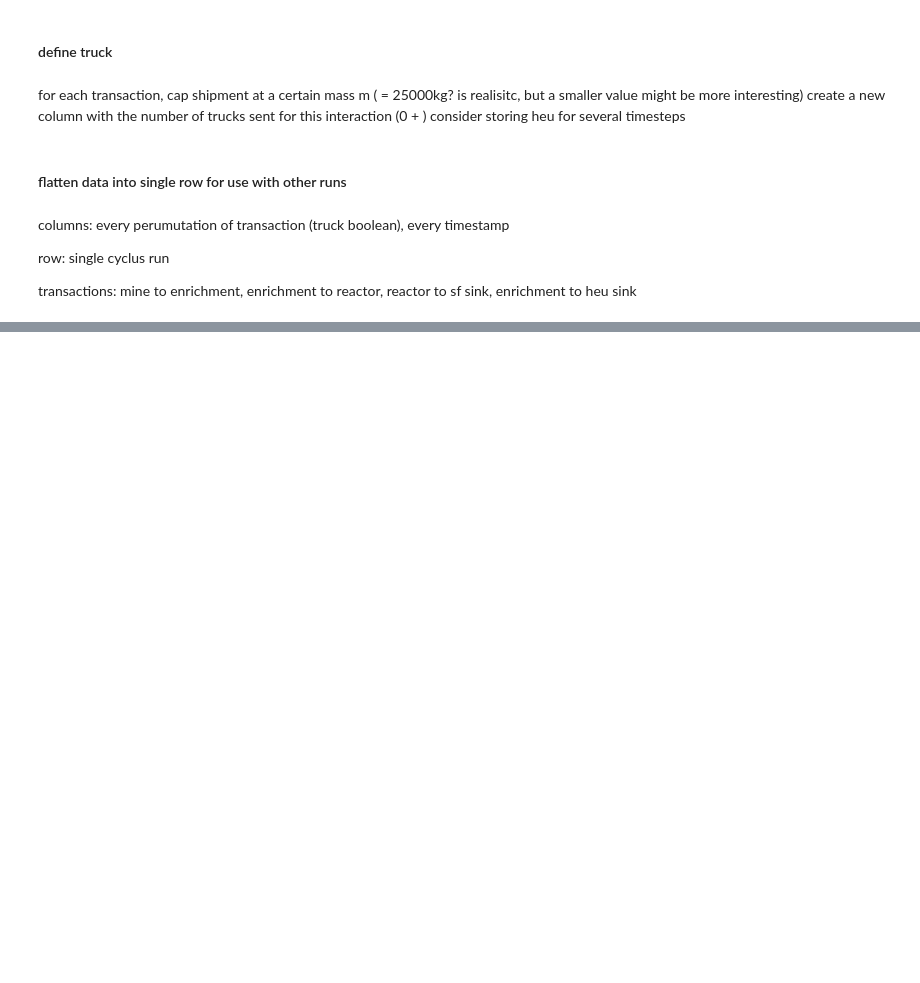
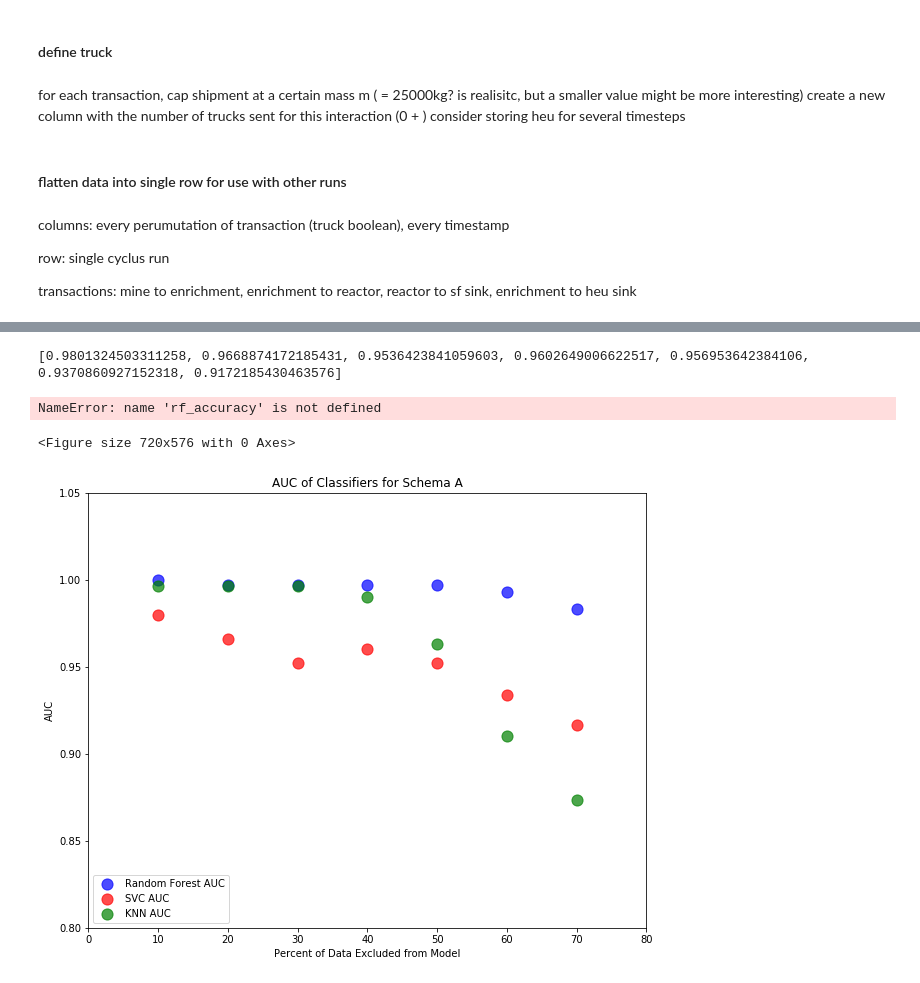
Before and after one commit to a-co/diversion_models, a Jupyter notebook: new_data_gen.ipynb, the cells around one changed output, grey strips where cells are left out. Cells and saved outputs as stored; diff of their text form; code cells hidden in the pictures; blank space fills up the shorter version.

Commit message:
additonal data analysis

```diff
--- a/new_data_gen.ipynb
+++ b/new_data_gen.ipynb
@@ -322,0 +467,8 @@ Length: 720, dtype: float64
+# %%
+knn = neighbors.KNeighborsClassifier(3, weights = 'uniform')
+model = knn.fit(sn_trucks_train, diversion_train)
+print(model.score(sn_trucks_train, diversion_train))
+
+knnhat = model.predict(sn_trucks_test)
+print("KNN test accuracy:", metrics.accuracy_score(diversion_test, knnhat))
+print("KNN auc:", metrics.roc_auc_score(diversion_test, knnhat))
@@ -322,0 +479,17 @@ Length: 720, dtype: float64
+# %%
+rf_accuracy = []
+rf_auc = []
+for trucks_train, trucks_test, diversion_train, diversion_test in train_test:
+    rf = RandomForestClassifier(n_estimators=100)
+    rf.fit(trucks_train, diversion_train)
+
+    rfy_pred = rf.predict(trucks_test)
+    rf_accuracy.append(metrics.accuracy_score(diversion_test, rfy_pred))
+    rf_auc.append(metrics.roc_auc_score(diversion_test, rfy_pred))
+    print("Random forest accuracy:",metrics.accuracy_score(diversion_test, rfy_pred))
+    print("Random forest auc:",metrics.roc_auc_score(diversion_test, rfy_pred))
+    print("Random forest confusion matrix:", metrics.confusion_matrix(diversion_test, rfy_pred))
+    print()
+
+print(rf_accuracy)
+print(rf_auc)
@@ -322,0 +596,53 @@ Length: 720, dtype: float64
+# %%
+#for anna's model:
+
+print(svc_accuracy)
+# %% [output]
+[0.9801324503311258, 0.9668874172185431, 0.9536423841059603, 0.9602649006622517, 0.956953642384106, 0.9370860927152318, 0.9172185430463576]
+# %%
+%matplotlib inline
+import matplotlib.pyplot as plt
+
+plt.figure(figsize=(10,8))
+
+#percent of data missing from the set on x axis, accuracy on y axis
+plt.scatter([10, 20, 30, 40, 50, 60, 70], rf_accuracy, marker='o', color='b', alpha=0.7,
+            s = 124, label='Random Forest Classifier')
+
+plt.scatter([10, 20, 30, 40, 50, 60, 70], svc_accuracy, marker='o', color='r', alpha=0.7,
+            s = 124, label='Support Vector Classifier')
+
+plt.scatter([10, 20, 30, 40, 50, 60, 70], knn_accuracy, marker='o', color='g', alpha=0.7,
+            s = 124, label='K-Nearest Neighbors Classifier')
+plt.title("Accuracy of Classifiers for Schema A")
+plt.xlabel("Percent of Data Excluded from Model")
+plt.ylabel("Accuracy")
+plt.xlim(0, 80)
+plt.ylim(0.8, 1.05)
+plt.legend(loc='lower left')
+plt.show()
+# %% [output]
+NameError: name 'rf_accuracy' is not defined
+<Figure size 720x576 with 0 Axes>
+# %%
+
+plt.figure(figsize=(10,8))
+
+#percent of data missing from the set on x axis, accuracy on y axis
+plt.scatter([10, 20, 30, 40, 50, 60, 70], rf_auc, marker='o', color='b', alpha=0.7,
+            s = 124, label='Random Forest AUC')
+
+plt.scatter([10, 20, 30, 40, 50, 60, 70], svc_auc, marker='o', color='r', alpha=0.7,
+            s = 124, label='SVC AUC')
+
+plt.scatter([10, 20, 30, 40, 50, 60, 70], knn_auc, marker='o', color='g', alpha=0.7,
+            s = 124, label='KNN AUC')
+plt.title("AUC of Classifiers for Schema A")
+plt.xlabel("Percent of Data Excluded from Model")
+plt.ylabel("AUC")
+plt.xlim(0, 80)
+plt.ylim(0.8, 1.05)
+plt.legend(loc='lower left')
+plt.show()
+# %% [output]
+[figure, added]
```
Also changed, not shown: parts of 36 cells of this notebook, 2 other files.
